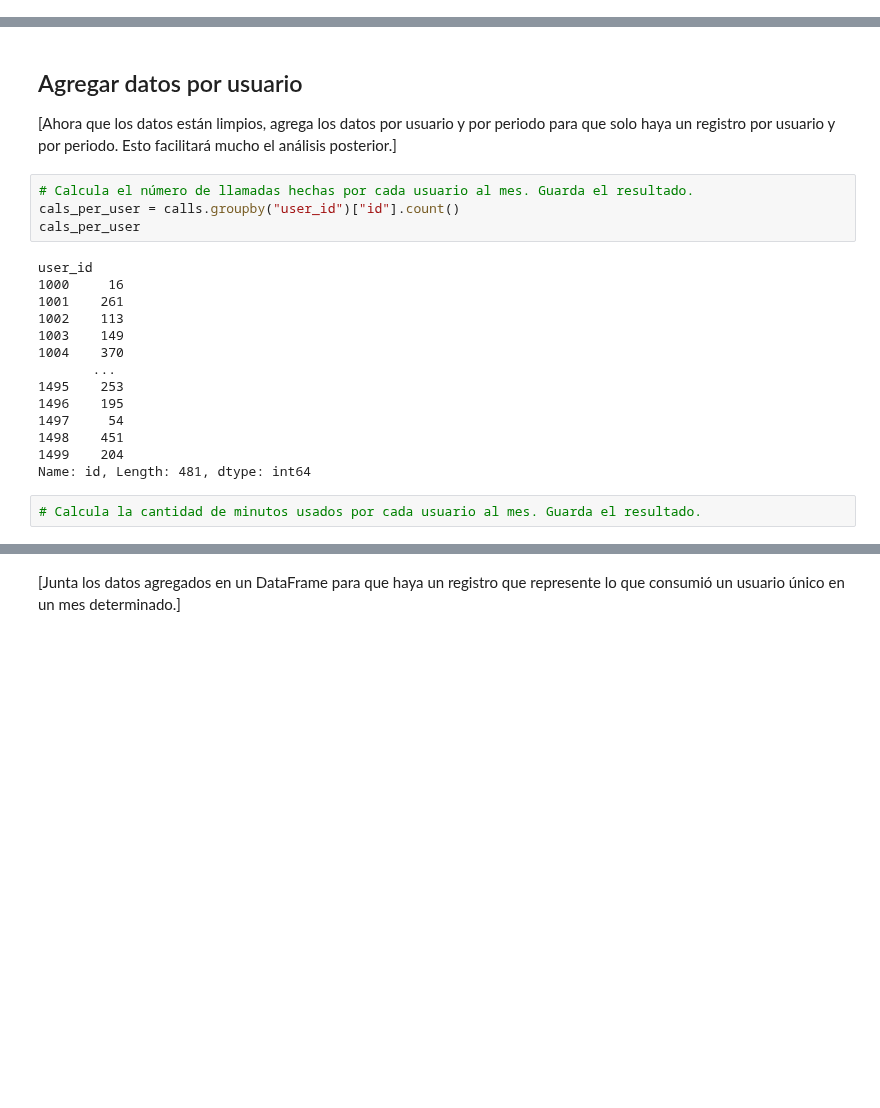
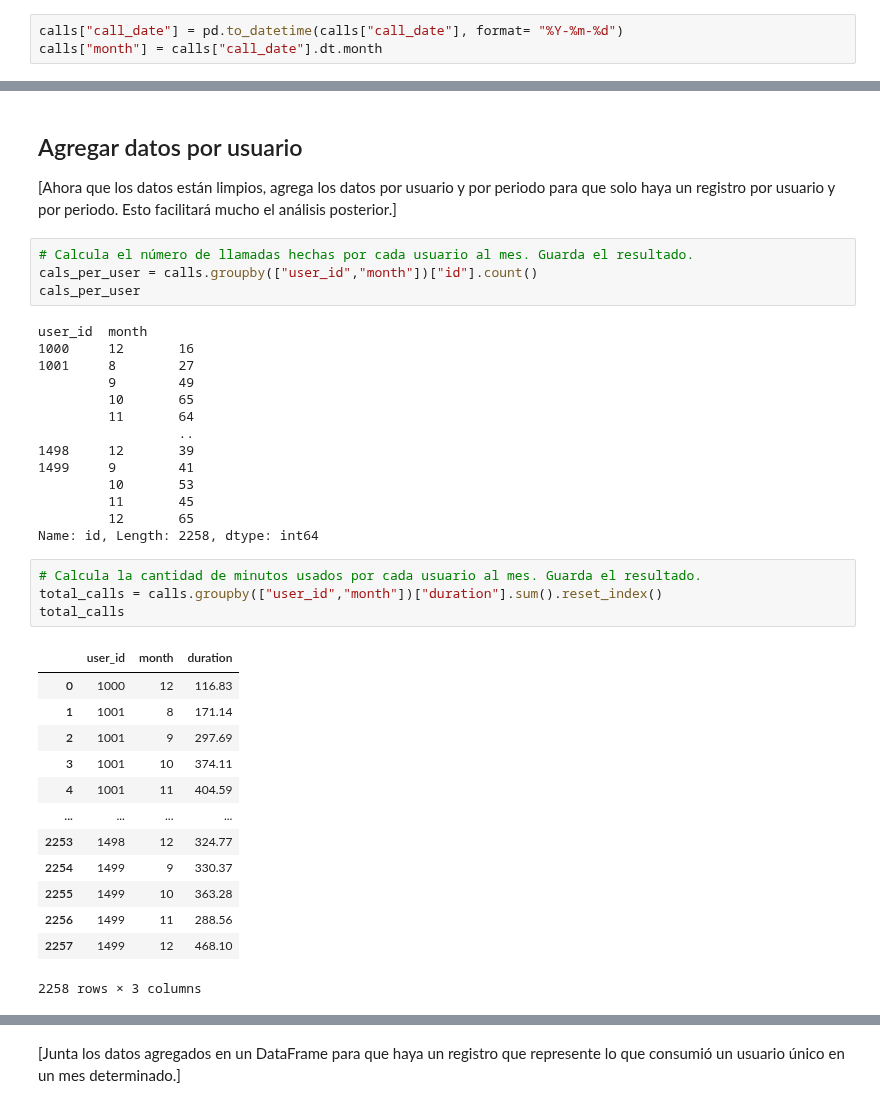
Before and after one commit to hukitan/tripleten, a Jupyter notebook: Proyectos_en_desarrollo/proyecto 5/proyect5.ipynb, the cells around one changed output, grey strips where cells are left out. Cells and saved outputs as stored; diff of their text form; blank space fills up the shorter version.

```diff
--- a/Proyectos_en_desarrollo/proyecto 5/proyect5.ipynb
+++ b/Proyectos_en_desarrollo/proyecto 5/proyect5.ipynb
@@ -199,3 +150,6 @@ calls.sample(10)
+# %%
+calls["call_date"] = pd.to_datetime(calls["call_date"], format= "%Y-%m-%d")
+calls["month"] = calls["call_date"].dt.month
 # %% [markdown]
 [Describe lo que ves y observas en la información general y en la muestra de datos impresa para el precio de datos anterior. ¿Hay algún problema (tipos de datos no adecuados, datos ausentes, etc.) que pudieran necesitar investigación y cambios adicionales? ¿Cómo se puede arreglar?]
 # %% [markdown]
@@ -336,23 +250,39 @@ plans
 [Ahora que los datos están limpios, agrega los datos por usuario y por periodo para que solo haya un registro por usuario y por periodo. Esto facilitará mucho el análisis posterior.]
 # %%
 # Calcula el número de llamadas hechas por cada usuario al mes. Guarda el resultado.
-cals_per_user = calls.groupby("user_id")["id"].count()
+cals_per_user = calls.groupby(["user_id","month"])["id"].count()
 cals_per_user
 # %% [output]
-user_id
-1000     16
-1001    261
-1002    113
-1003    149
-1004    370
-       ...
-1495    253
-1496    195
-1497     54
-1498    451
-1499    204
-Name: id, Length: 481, dtype: int64
+user_id  month
+1000     12       16
+1001     8        27
+         9        49
+         10       65
+         11       64
+                  ..
+1498     12       39
+1499     9        41
+         10       53
+         11       45
+         12       65
+Name: id, Length: 2258, dtype: int64
 # %%
 # Calcula la cantidad de minutos usados por cada usuario al mes. Guarda el resultado.
+total_calls = calls.groupby(["user_id","month"])["duration"].sum().reset_index()
+total_calls
+# %% [output]
+|  | user_id | month | duration |
+| 0 | 1000 | 12 | 116.83 |
+| 1 | 1001 | 8 | 171.14 |
+| 2 | 1001 | 9 | 297.69 |
+| 3 | 1001 | 10 | 374.11 |
+| 4 | 1001 | 11 | 404.59 |
+| ... | ... | ... | ... |
+| 2253 | 1498 | 12 | 324.77 |
+| 2254 | 1499 | 9 | 330.37 |
+| 2255 | 1499 | 10 | 363.28 |
+| 2256 | 1499 | 11 | 288.56 |
+| 2257 | 1499 | 12 | 468.10 |
+2258 rows × 3 columns
 # %%
 # Calcula el número de mensajes enviados por cada usuario al mes. Guarda el resultado.
```
Also changed, not shown: parts of 25 cells of this notebook.
